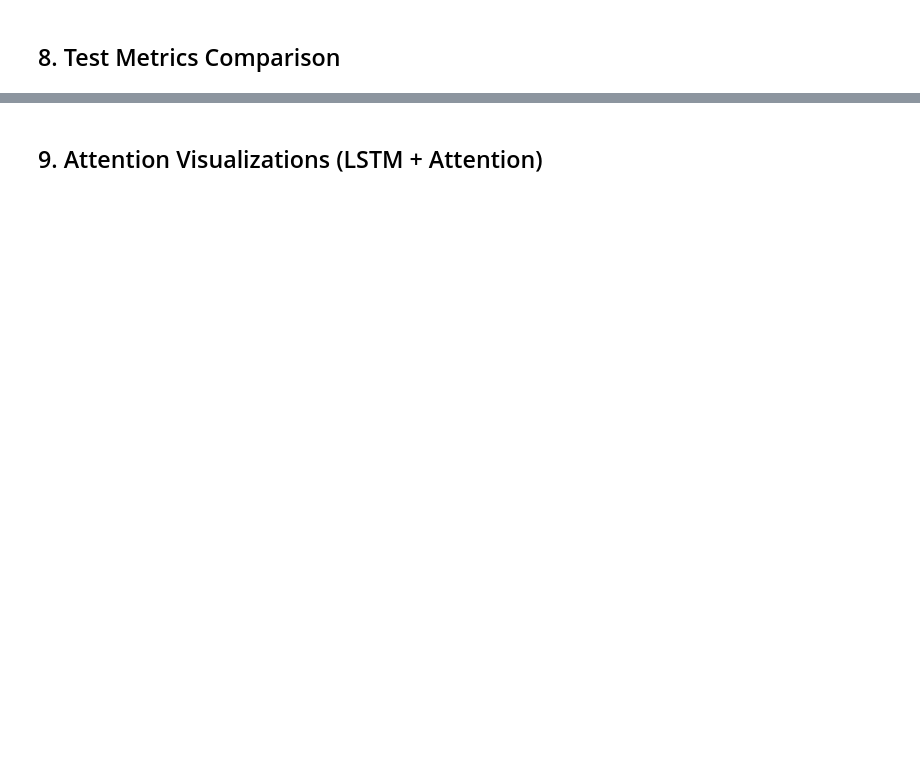
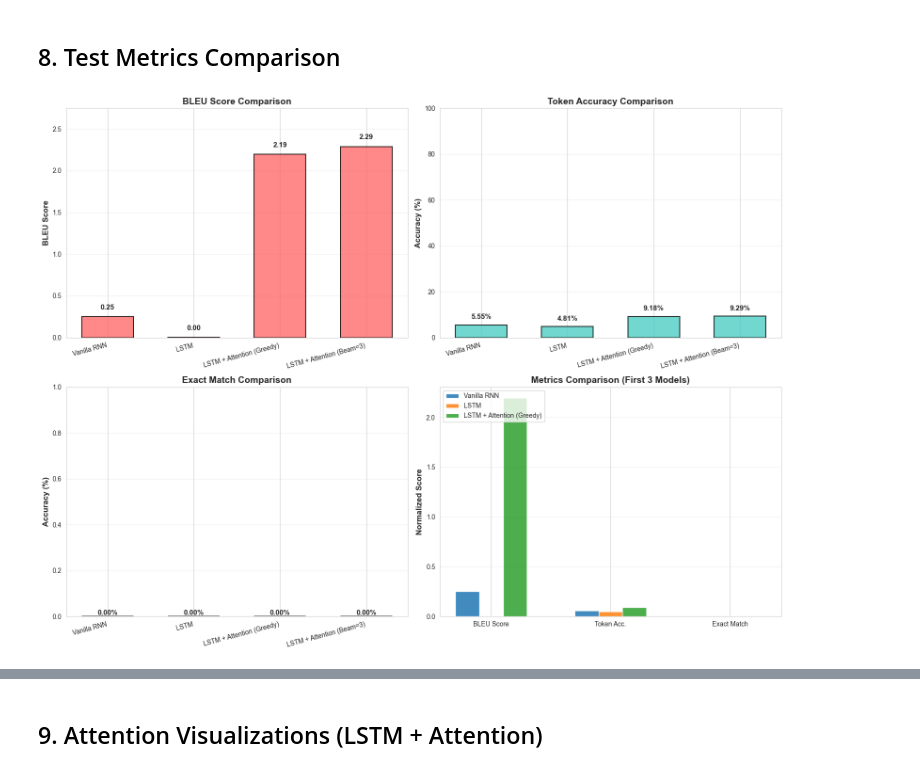
Before and after one commit to Sabbir-Asif/text-to-code, a Jupyter notebook: rnn-seq2seq-analytics.ipynb, the cells around one changed output, grey strips where cells are left out. Cells and saved outputs as stored; diff of their text form; code cells hidden in the pictures; blank space fills up the shorter version.

```diff
--- a/rnn-seq2seq-analytics.ipynb
+++ b/rnn-seq2seq-analytics.ipynb
@@ -345,9 +224,27 @@ def greedy_decode(model, src, max_len, device, use_attention=False):
                 encoder_outputs, hidden, cell = model.encoder(src)
             else:
                 encoder_outputs, hidden, cell = model.encoder(src)
+
+                # Handle bidirectional encoder output for LSTM
+                if model.encoder.bidirectional:
+                    num_layers = model.encoder.num_layers
+                    batch_size = hidden.shape[1]
+                    hidden_dim = hidden.shape[2]
+
+                    hidden_reshaped = hidden.view(num_layers, 2, batch_size, hidden_dim)
+                    cell_reshaped = cell.view(num_layers, 2, batch_size, hidden_dim)
+
+                    hidden = (hidden_reshaped[:, 0] + hidden_reshaped[:, 1]).contiguous() / 2
+                    cell = (cell_reshaped[:, 0] + cell_reshaped[:, 1]).contiguous() / 2
         else:
             encoder_outputs, hidden = model.encoder(src)
             cell = None
+
+            # Handle bidirectional encoder output for Vanilla RNN
+            if hasattr(model.encoder, 'bidirectional') and model.encoder.bidirectional:
+                hidden_fwd = hidden[0].unsqueeze(0)
+                hidden_bwd = hidden[1].unsqueeze(0)
+                hidden = ((hidden_fwd + hidden_bwd) / 2).contiguous()
 
         # Decode
         decoder_input = torch.tensor([[1]], device=device)  # <SOS>
@@ -759,46 +828,68 @@ print("✓ Training curves saved to training_curves.png")
 # %% [markdown]
 ## 8. Test Metrics Comparison
 # %%
-fig, axes = plt.subplots(1, 3, figsize=(18, 5))
+fig, axes = plt.subplots(2, 2, figsize=(16, 12))
 
 models = list(results_df['Model'])
 x = np.arange(len(models))
 width = 0.6
 
 # BLEU Score
-axes[0].bar(x, results_df['BLEU Score'], width, color='#FF6B6B', alpha=0.8)
-axes[0].set_ylabel('BLEU Score', fontsize=12, fontweight='bold')
-axes[0].set_title('BLEU Score Comparison', fontsize=14, fontweight='bold')
-axes[0].set_xticks(x)
-axes[0].set_xticklabels(models, fontsize=10, rotation=15, ha='right')
-axes[0].set_ylim(0, max(results_df['BLEU Score']) * 1.15)
-axes[0].grid(axis='y', alpha=0.3)
+axes[0, 0].bar(x, results_df['BLEU Score'], width, color='#FF6B6B', alpha=0.8, edgecolor='black', linewidth=1.5)
+axes[0, 0].set_ylabel('BLEU Score', fontsize=12, fontweight='bold')
+axes[0, 0].set_title('BLEU Score Comparison', fontsize=14, fontweight='bold')
+axes[0, 0].set_xticks(x)
+axes[0, 0].set_xticklabels(models, fontsize=10, rotation=15, ha='right')
+axes[0, 0].set_ylim(0, max(results_df['BLEU Score']) * 1.2 if max(results_df['BLEU Score']) > 0 else 1)
+axes[0, 0].grid(axis='y', alpha=0.3)
 for i, v in enumerate(results_df['BLEU Score']):
-    axes[0].text(i, v + 0.5, f'{v:.2f}', ha='center', va='bottom', fontweight='bold')
+    axes[0, 0].text(i, v + max(results_df['BLEU Score']) * 0.03, f'{v:.2f}', ha='center', va='bottom', fontweight='bold', fontsize=11)
 
 # Token Accuracy
-axes[1].bar(x, results_df['Token Accuracy (%)'], width, color='#4ECDC4', alpha=0.8)
-axes[1].set_ylabel('Accuracy (%)', fontsize=12, fontweight='bold')
-axes[1].set_title('Token Accuracy Comparison', fontsize=14, fontweight='bold')
-axes[1].set_xticks(x)
-axes[1].set_xticklabels(models, fontsize=10, rotation=15, ha='right')
-axes[1].set_ylim(0, max(results_df['Token Accuracy (%)']) * 1.15)
-axes[1].grid(axis='y', alpha=0.3)
+axes[0, 1].bar(x, results_df['Token Accuracy (%)'], width, color='#4ECDC4', alpha=0.8, edgecolor='black', linewidth=1.5)
+axes[0, 1].set_ylabel('Accuracy (%)', fontsize=12, fontweight='bold')
+axes[0, 1].set_title('Token Accuracy Comparison', fontsize=14, fontweight='bold')
+axes[0, 1].set_xticks(x)
+axes[0, 1].set_xticklabels(models, fontsize=10, rotation=15, ha='right')
+axes[0, 1].set_ylim(0, 100)
+axes[0, 1].grid(axis='y', alpha=0.3)
 for i, v in enumerate(results_df['Token Accuracy (%)']):
-    axes[1].text(i, v + 1, f'{v:.2f}%', ha='center', va='bottom', fontweight='bold')
+    axes[0, 1].text(i, v + 2, f'{v:.2f}%', ha='center', va='bottom', fontweight='bold', fontsize=11)
 
 # Exact Match
-axes[2].bar(x, results_df['Exact Match (%)'], width, color='#A23B72', alpha=0.8)
-axes[2].set_ylabel('Accuracy (%)', fontsize=12, fontweight='bold')
-axes[2].set_title('Exact Match Comparison', fontsize=14, fontweight='bold')
-axes[2].set_xticks(x)
-axes[2].set_xticklabels(models, fontsize=10, rotation=15, ha='right')
-axes[2].set_ylim(0, max(results_df['Exact Match (%)']) * 1.5 if max(results_df['Exact Match (%)']) > 0 else 10)
-axes[2].grid(axis='y', alpha=0.3)
+axes[1, 0].bar(x, results_df['Exact Match (%)'], width, color='#A23B72', alpha=0.8, edgecolor='black', linewidth=1.5)
+axes[1, 0].set_ylabel('Accuracy (%)', fontsize=12, fontweight='bold')
+axes[1, 0].set_title('Exact Match Comparison', fontsize=14, fontweight='bold')
+axes[1, 0].set_xticks(x)
+axes[1, 0].set_xticklabels(models, fontsize=10, rotation=15, ha='right')
+axes[1, 0].set_ylim(0, max(results_df['Exact Match (%)']) * 2 if max(results_df['Exact Match (%)']) > 0 else 1)
+axes[1, 0].grid(axis='y', alpha=0.3)
 for i, v in enumerate(results_df['Exact Match (%)']):
-    axes[2].text(i, v + 0.2, f'{v:.2f}%', ha='center', va='bottom', fontweight='bold')
+    axes[1, 0].text(i, v + max(results_df['Exact Match (%)']) * 0.05, f'{v:.2f}%', ha='center', va='bottom', fontweight='bold', fontsize=11)
+
+# Multi-metric comparison (radar-like)
+metrics_names = ['BLEU Score', 'Token Acc.', 'Exact Match']
+x_pos = np.arange(len(metrics_names))
+width_grouped = 0.2
+
+for idx, model in enumerate(models[:3]):  # First 3 models for clarity
+    values = [
+        results_df.loc[results_df['Model'] == model, 'BLEU Score'].values[0],
+        results_df.loc[results_df['Model'] == model, 'Token Accuracy (%)'].values[0] / 100,
+        results_df.loc[results_df['Model'] == model, 'Exact Match (%)'].values[0],
+    ]
+    axes[1, 1].bar(x_pos + idx * width_grouped, values, width_grouped, label=model, alpha=0.85)
+
+axes[1, 1].set_ylabel('Normalized Score', fontsize=12, fontweight='bold')
+axes[1, 1].set_title('Metrics Comparison (First 3 Models)', fontsize=14, fontweight='bold')
+axes[1, 1].set_xticks(x_pos + width_grouped)
+axes[1, 1].set_xticklabels(metrics_names, fontsize=10)
+axes[1, 1].legend(fontsize=10, loc='upper left')
+axes[1, 1].grid(axis='y', alpha=0.3)
 
 plt.tight_layout()
-plt.savefig('metrics_comparison.png', dpi=300, bbox_inches='tight')
+plt.savefig('analytics/metrics_comparison.png', dpi=300, bbox_inches='tight')
 plt.show()
-print("✓ Metrics comparison saved to metrics_comparison.png")
+print("✓ Metrics comparison saved to analytics/metrics_comparison.png")
+# %% [output]
+[figure, added]
```
Also changed, not shown: parts of 15 cells of this notebook, 23 other files.
